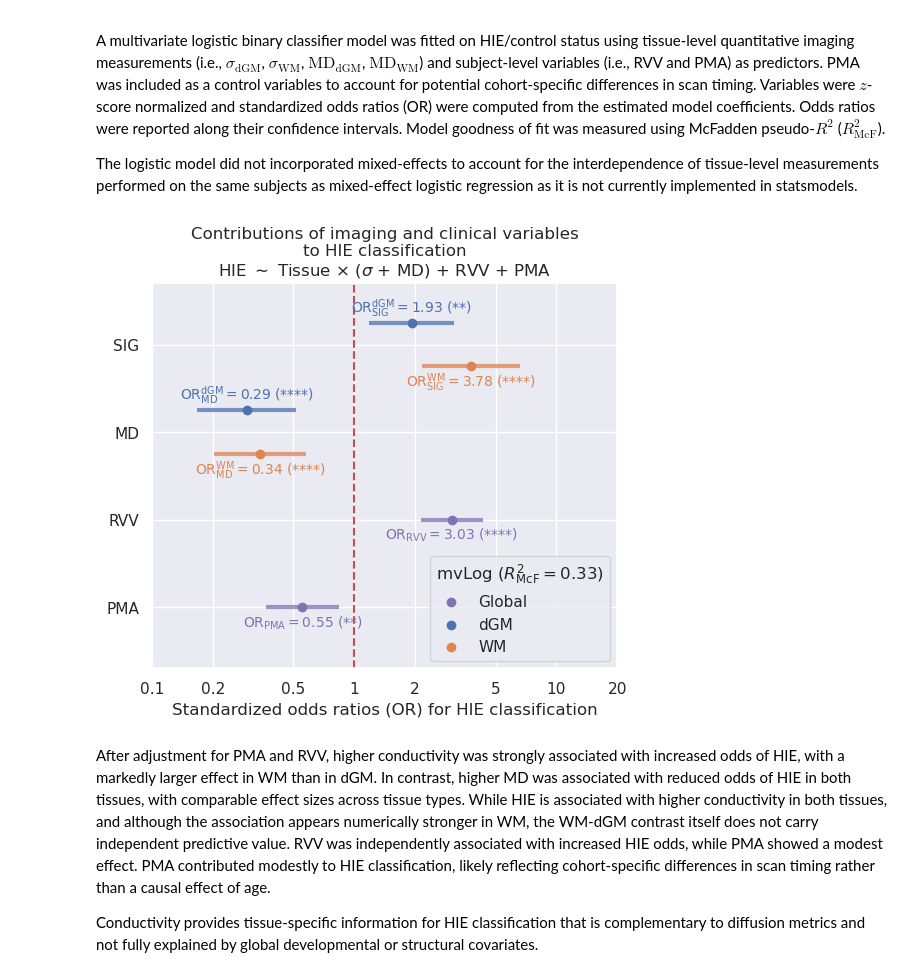
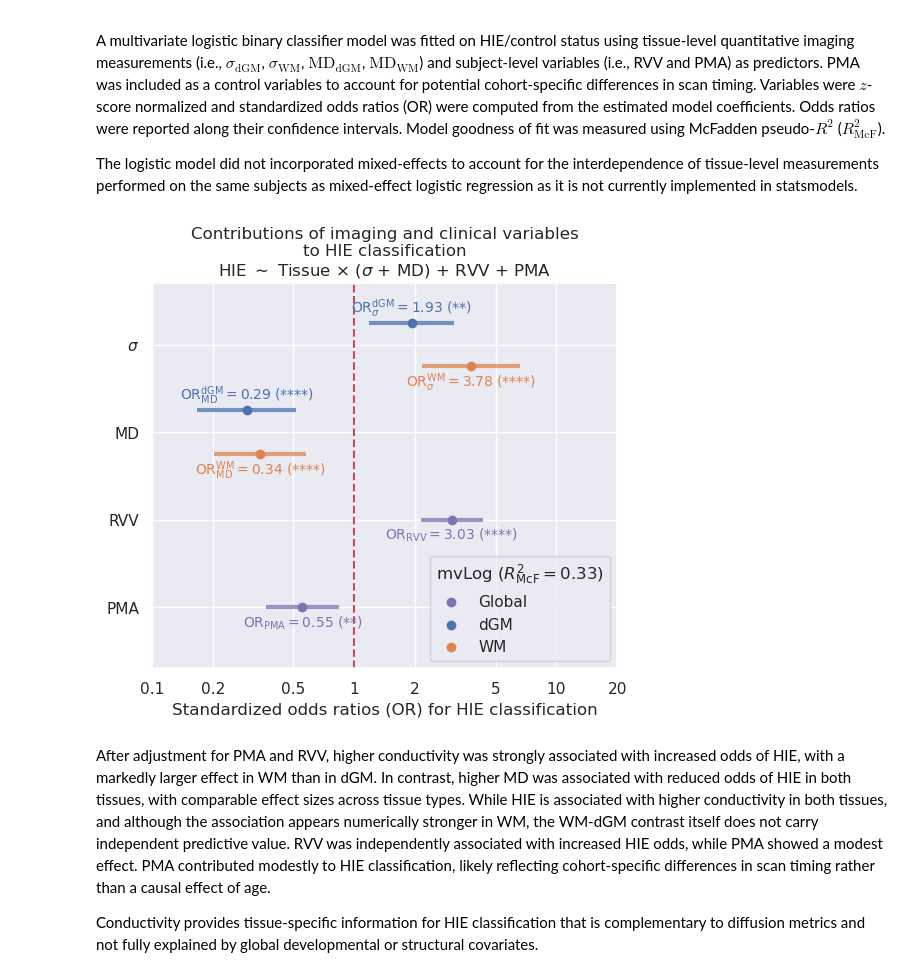
Before and after one commit to aboutill/nano-eptk, a Jupyter notebook: notebooks/experiments/stats_analysis_experiment5.ipynb, the cells around one changed output. Drawn from its saved outputs; the diff is of its cells as text; code cells hidden in the pictures.

Commit message:
Fix fig labels

```diff
--- a/notebooks/experiments/stats_analysis_experiment5.ipynb
+++ b/notebooks/experiments/stats_analysis_experiment5.ipynb
@@ -905,6 +905,9 @@ var_cols = ["PMA", "RVV"]
 var_tissue_cols = ["MD", "SIG"]
 tissue_col = "Tissue"
 tissue_labels = ["dGM", "WM"]
+labels = ["PMA", "RVV", "MD", r"$\sigma$"]
+symbols = ["\mathregular{PMA}", "\mathregular{RVV}"]
+symbols_tissue = ["\mathregular{MD}", "\sigma"]
 
 # To float for logistic model
 for i, y_label in enumerate(y_labels):
@@ -992,39 +995,39 @@ for i, tissue in enumerate(tissue_labels):
         y = m+idx+y_off - 0.05 if i > 0 else m+idx+y_off + 0.05
         ha = "center"
         stars = convert_pvalue_to_asterisks(pvals[idx])
-        a = rf"\mathregular{{OR}}_{{\mathregular{{{var_tissue_cols[idx]}}}}}^{{\mathregular{{{tissue}}}}}"
+        a = rf"\mathregular{{OR}}_{{{symbols_tissue[idx]}}}^{{\mathregular{{{tissue}}}}}"
         ax.text(params[idx], y, f"${a} = {params[idx]:.2f}$ ({stars})", ha=ha, va=va, size="small", c=palette[i])
 
 # Add dashed line at 1.0
 plt.axline((1,0), (1,1), color="r", linestyle="--")
 
 # Axis labels and linits
-ax.set_yticks(range(m+k), yticks)
+ax.set_yticks(range(m+k), labels)
 ax.set_xlabel(r"Standardized odds ratios (OR) for HIE classification")
 ax.set_xlim(xlim)
 ax.set_ylim(ylim)
 ax.set_xscale("log")
 xticks = [0.1, 0.2, 0.5, 1, 2, 5, 10, 20]
 ax.set_xticks(ticks=xticks, labels=xticks, minor=False)
 
 # Legend
 rsquared = lgm.prsquared
 leg = ax.legend(loc="lower right", title=f"mvLog ($R^2_{{\mathregular{{McF}}}} = {rsquared:.2f}$)")
 leg._legend_box.align = "left"
 
 # Initialize output directories
 for path in [summary_path, plot_path]:
     output_dir = os.path.dirname(path)
     os.makedirs(output_dir, exist_ok=True)
 
 # Save plot
 plt.savefig(plot_path, dpi=300, bbox_inches="tight")
 
 # Write summary
 with open(summary_path, "w") as fh:
     fh.write(lgm.summary().as_text())
 # %% [output]
-[figure, old version]
+[figure, new version]
 # %% [markdown]
 After adjustment for PMA and RVV, higher conductivity was strongly associated with increased odds of HIE, with a markedly larger effect in WM than in dGM. In contrast, higher MD was associated with reduced odds of HIE in both tissues, with comparable effect sizes across tissue types. While HIE is associated with higher conductivity in both tissues, and although the association appears numerically stronger in WM, the WM-dGM contrast itself does not carry independent predictive value. RVV was independently associated with increased HIE odds, while PMA showed a modest effect. PMA contributed modestly to HIE classification, likely reflecting cohort-specific differences in scan timing rather than a causal effect of age.
 
```
Also changed, not shown: 1 other file.
